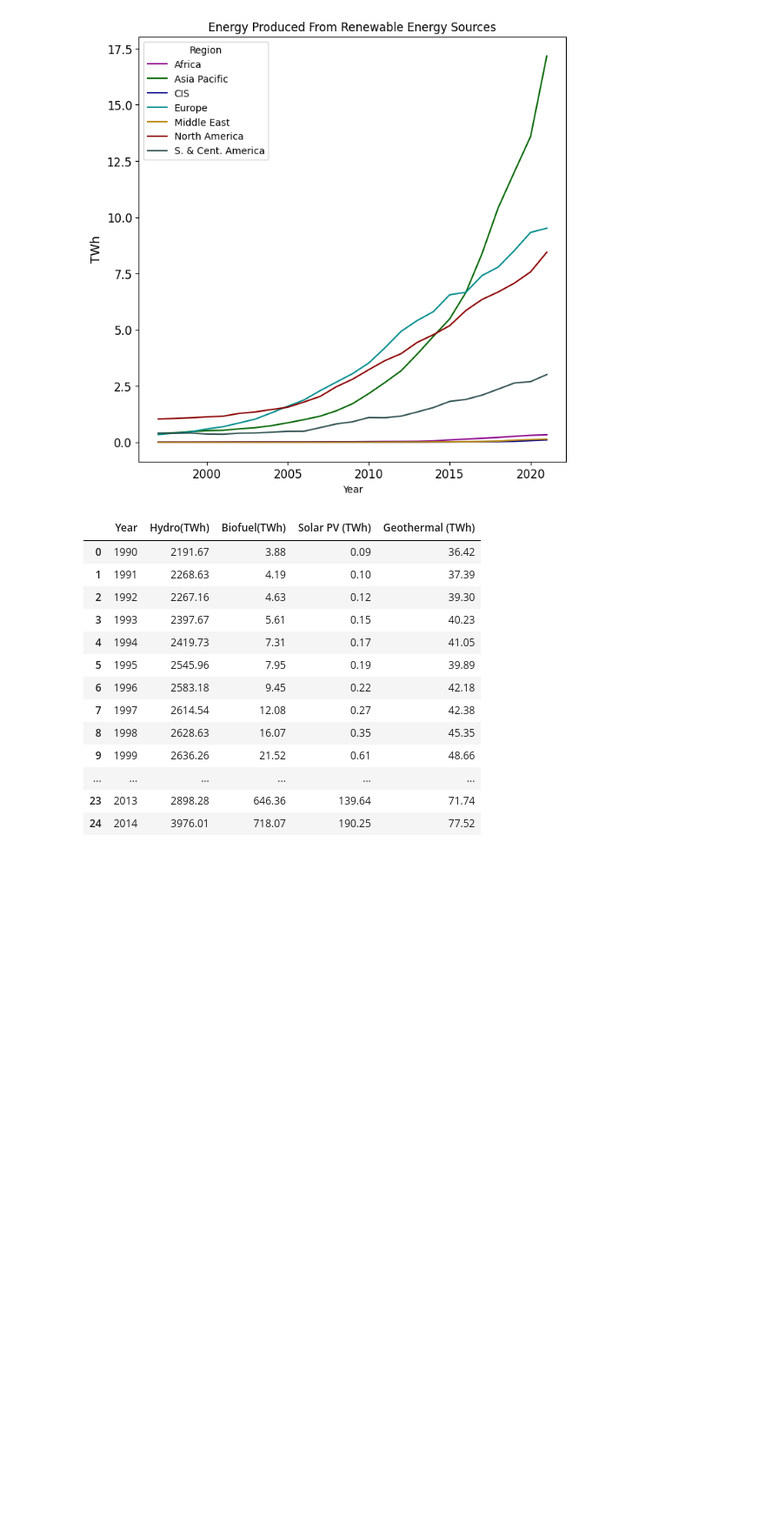
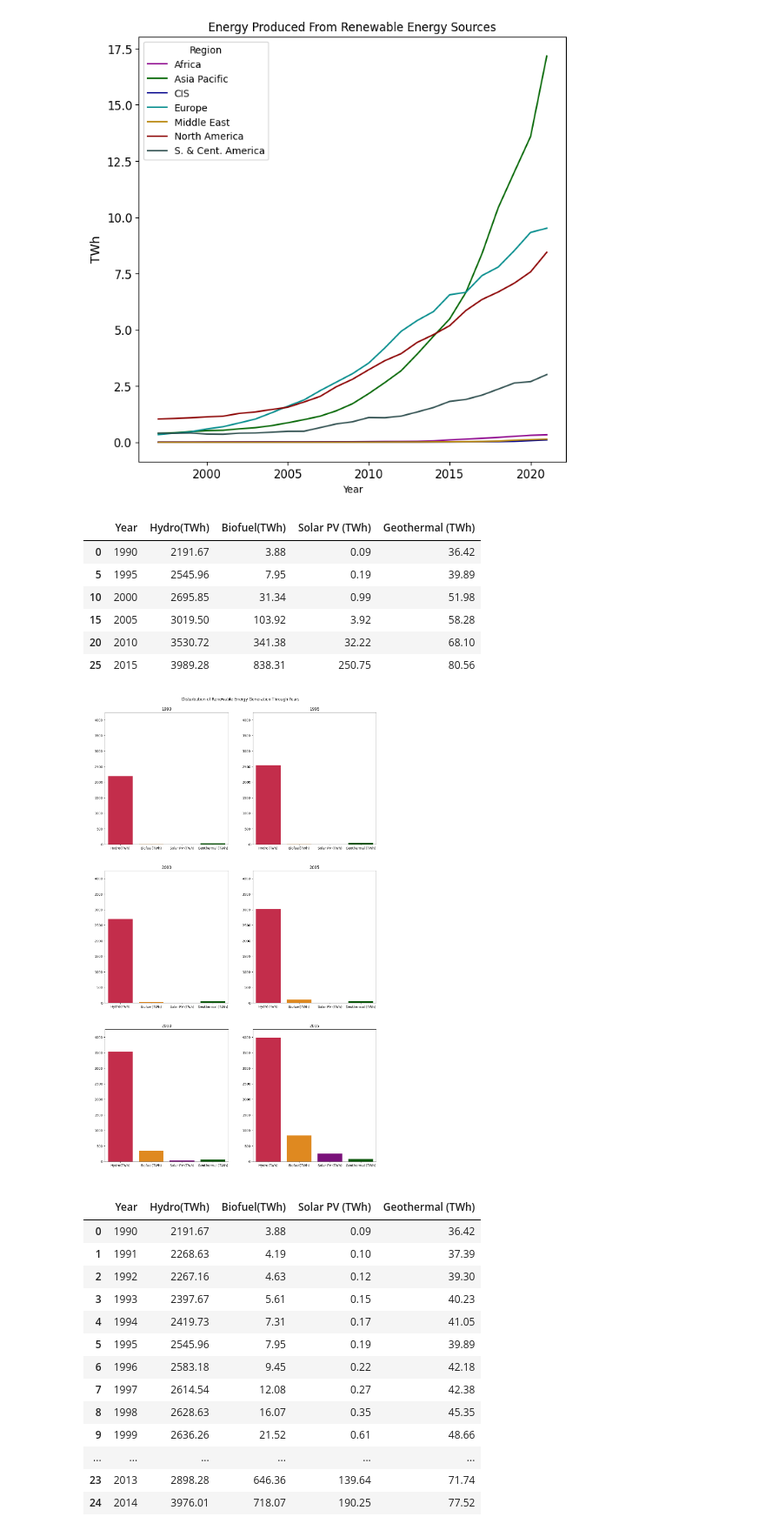
Before and after one commit to berkayuymaz0/dataproject, a Jupyter notebook: Visualizations.ipynb, the cells around one changed output. Shown at 87% size. Cells and saved outputs as stored; diff of their text form; code cells hidden in the pictures; blank space fills up the shorter version.

```diff
--- a/Main.ipynb
+++ b/Visualizations.ipynb
@@ -318,4 +378,81 @@ plt.title("Energy Produced From Renewable Energy Sources")
 plt.show()
 # %% [output]
 [figure]
+# %%
+df_renewable_power_generationcopy = df_renewable_power_generation.copy()
+
+#from 1990 to 2010, created a list that progressed by increasing five by five
+years_by_five = np.arange(1990, 2017, 5).tolist()
+
+#in the dataset, those in the list whose year value was created were selected with isin
+df_renewable_power_generationcopy_six = df_renewable_power_generationcopy[df_renewable_power_generationcopy['Year'].isin(years_by_five)]
+
+display(df_renewable_power_generationcopy_six)
+
+#give colors
+colors = ["crimson", "darkorange", "darkmagenta", "darkgreen"]
+
+#subplots were created by determining the number of rows and columns and figure size
+figure, axis = plt.subplots(3, 2, figsize=(15,25))
+
+#frame created around subplots
+figure.add_subplot(111, frame_on=False)
+plt.tick_params(labelcolor="none", pad=40, bottom=False, left=False,grid_color='none')
+
+#drop year column because we already decided years
+df_renewable_power_generationcopy_six = df_renewable_power_generationcopy_six.drop('Year', axis=1)
+
+#visualization with bar plot
+sn.barplot(data=df_renewable_power_generationcopy_six.iloc[[0]], ax=axis[0, 0], palette=colors)
+
+#value limit on y axis
+axis[0, 0].set(ylim=(0, 4250))
+axis[0, 0].set_title("1990")
+
+#visualization with bar plot
+sn.barplot(data=df_renewable_power_generationcopy_six.iloc[[1]], ax=axis[0, 1], palette=colors)
+
+#value limit on y axis
+axis[0, 1].set(ylim=(0, 4250))
+axis[0, 1].set_title("1995")
+
+#visualization with bar plot
+sn.barplot(data=df_renewable_power_generationcopy_six.iloc[[2]], ax=axis[1, 0], palette=colors)
+
+#value limit on y axis
+axis[1, 0].set(ylim=(0, 4250))
+axis[1, 0].set_title("2000")
+
+#visualization with bar plot
+sn.barplot(data=df_renewable_power_generationcopy_six.iloc[[3]], ax=axis[1, 1], palette=colors)
+
+#value limit on y axis
+axis[1, 1].set(ylim=(0, 4250))
+axis[1, 1].set_title("2005")
+
+#visualization with bar plot
+sn.barplot(data=df_renewable_power_generationcopy_six.iloc[[4]], ax=axis[2, 0], palette=colors)
+
+#value limit on y axis
+axis[2, 0].set(ylim=(0, 4250))
+axis[2, 0].set_title("2010")
+
+#visualization with bar plot
+sn.barplot(data=df_renewable_power_generationcopy_six.iloc[[5]], ax=axis[2, 1], palette=colors)
+
+#value limit on y axis
+axis[2, 1].set(ylim=(0, 4250))
+axis[2, 1].set_title("2015")
+
+plt.title("Disturbution of Renewable Energy Generation Through Years\n\n")
+plt.show()
+# %% [output]
+|  | Year | Hydro(TWh) | Biofuel(TWh) | Solar PV (TWh) | Geothermal (TWh) |
+| 0 | 1990 | 2191.67 | 3.88 | 0.09 | 36.42 |
+| 5 | 1995 | 2545.96 | 7.95 | 0.19 | 39.89 |
+| 10 | 2000 | 2695.85 | 31.34 | 0.99 | 51.98 |
+| 15 | 2005 | 3019.50 | 103.92 | 3.92 | 58.28 |
+| 20 | 2010 | 3530.72 | 341.38 | 32.22 | 68.10 |
+| 25 | 2015 | 3989.28 | 838.31 | 250.75 | 80.56 |
+[figure, added]
 # %%
```
Also changed, not shown: parts of 35 cells of this notebook, 2 other files.
